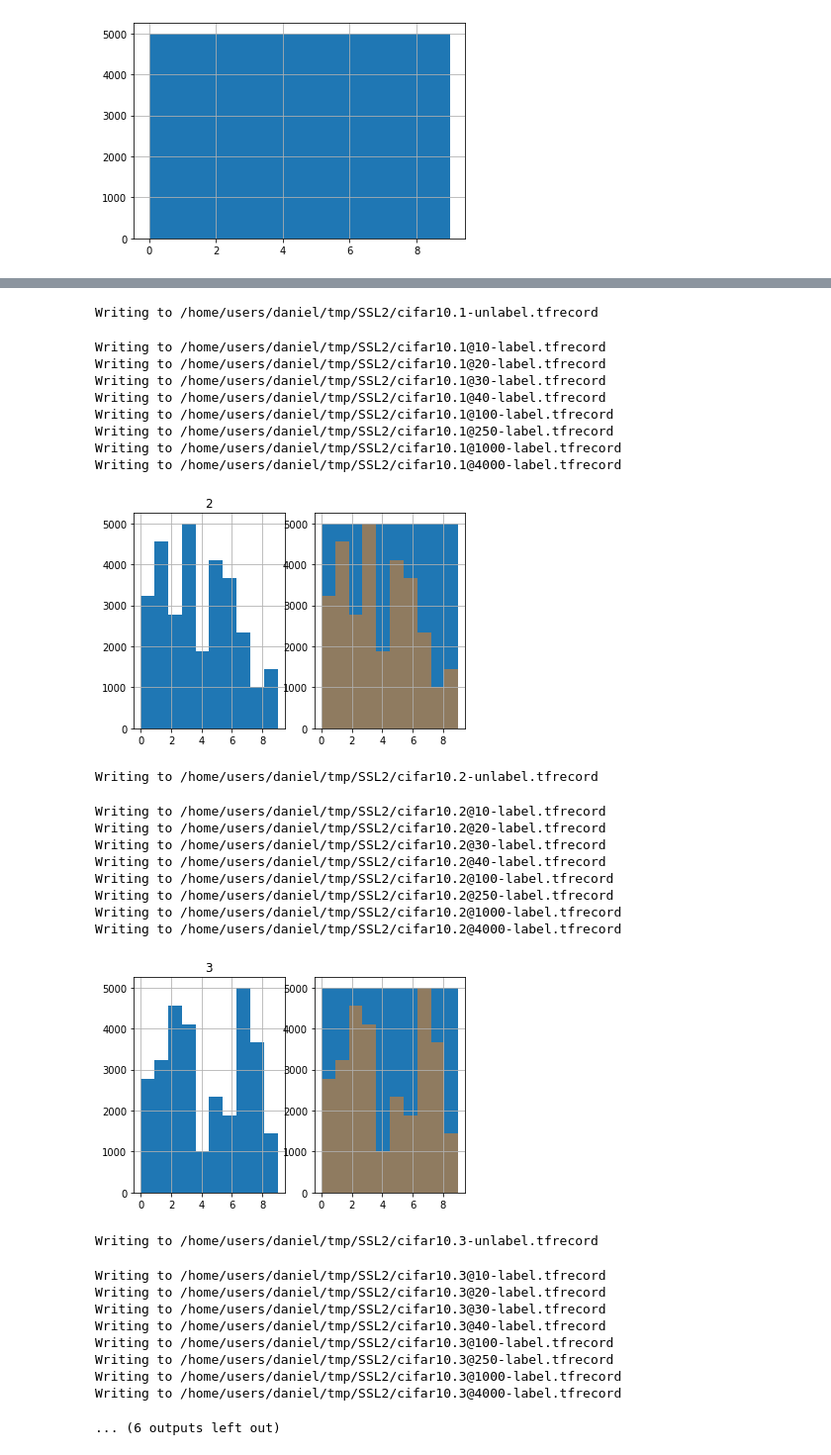
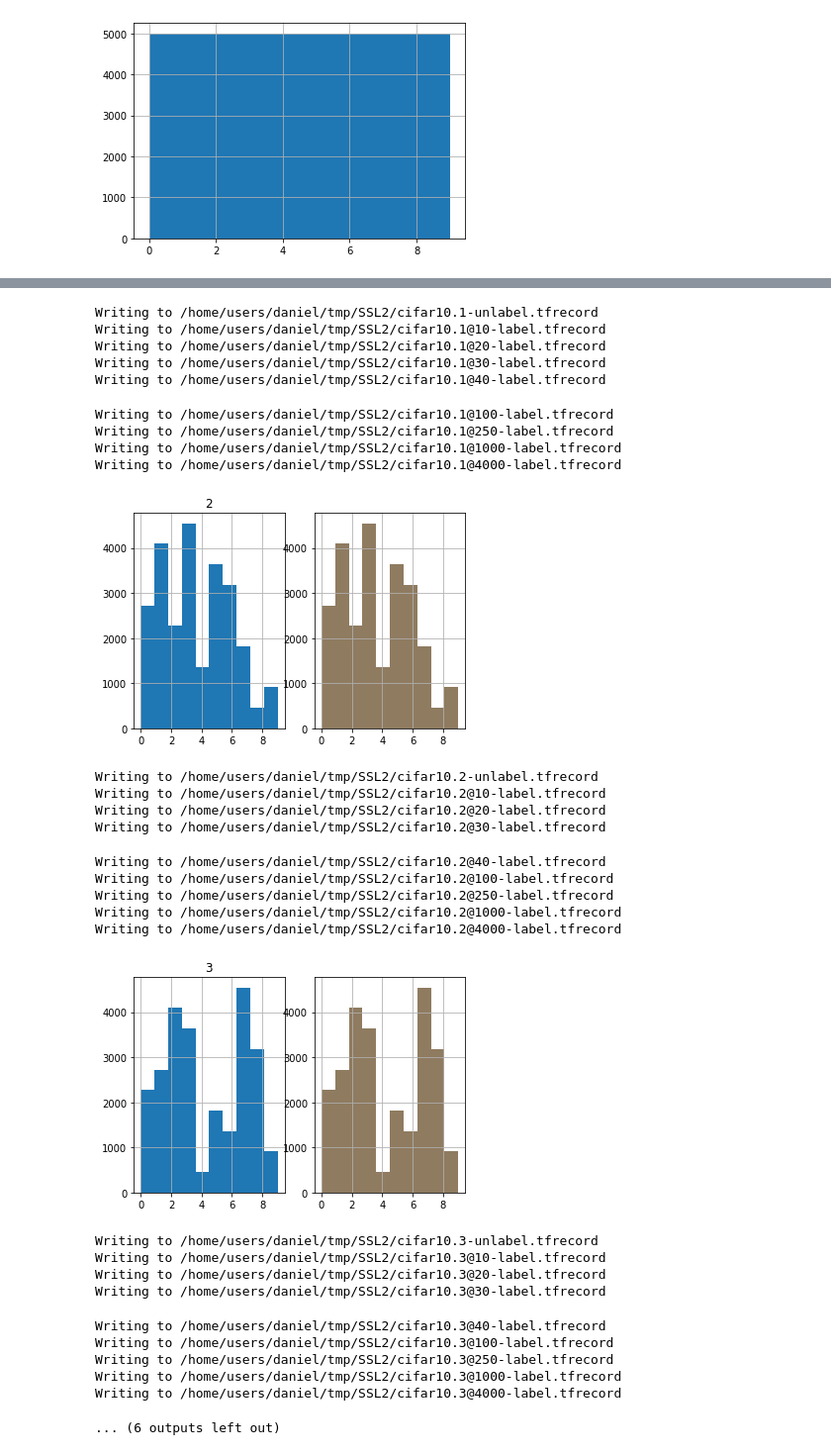
Before and after one commit to dsuess/fixmatch, a Jupyter notebook: notebooks/Unbalanced Dataset Generation.ipynb, the cells around one changed output, grey strips where cells are left out. Shown at 99% size. Saved outputs shown, nothing was run; the diff lists cells and outputs as text; code cells hidden in the pictures.

Commit message:
Add experiment with no-resample option

```diff
--- a/notebooks/Unbalanced Dataset Generation.ipynb
+++ b/notebooks/Unbalanced Dataset Generation.ipynb
@@ -1,9 +1,10 @@
 # %%
 TRAIN_TFRECORD = '../data/cifar10-train.tfrecord'
 SCALING = 'linear'
-FRACTION = 5
-TOTAL_SAMPLES = 30000
+FRACTION = 10
+TOTAL_SAMPLES = 25000
 LABELED_SAMPLES = '10:20:30:40:100:250:1000:4000'
+RESAMPLE_UNLABELED = False
 SEED = 12345
 OUTPUT_DIR = '/home/users/daniel/tmp/'
 NAME = 'cifar10'
@@ -112,7 +113,10 @@ def write_dataset(seed):
     pl.title(f'{seed}')
 
     pl.subplot(122)
-    selection_resampled = resample_classes(selection)
+    if RESAMPLE_UNLABELED:
+        selection_resampled = resample_classes(selection)
+    else:
+        selection_resampled = selection
     selection_resampled.class_id.hist()
     selection_resampled.drop_duplicates(['index'], keep='first').class_id.hist(alpha=.5)
     pl.show()
@@ -146,27 +150,27 @@ Writing to /home/users/daniel/tmp/SSL2/cifar10.0@4000-label.tfrecord
 Writing to /home/users/daniel/tmp/SSL2/cifar10.1-unlabel.tfrecord
+Writing to /home/users/daniel/tmp/SSL2/cifar10.1@10-label.tfrecord
+Writing to /home/users/daniel/tmp/SSL2/cifar10.1@20-label.tfrecord
+Writing to /home/users/daniel/tmp/SSL2/cifar10.1@30-label.tfrecord
+Writing to /home/users/daniel/tmp/SSL2/cifar10.1@40-label.tfrecord
-Writing to /home/users/daniel/tmp/SSL2/cifar10.1@10-label.tfrecord
-Writing to /home/users/daniel/tmp/SSL2/cifar10.1@20-label.tfrecord
-Writing to /home/users/daniel/tmp/SSL2/cifar10.1@30-label.tfrecord
-Writing to /home/users/daniel/tmp/SSL2/cifar10.1@40-label.tfrecord
 Writing to /home/users/daniel/tmp/SSL2/cifar10.1@100-label.tfrecord
 Writing to /home/users/daniel/tmp/SSL2/cifar10.1@250-label.tfrecord
 Writing to /home/users/daniel/tmp/SSL2/cifar10.1@1000-label.tfrecord
 Writing to /home/users/daniel/tmp/SSL2/cifar10.1@4000-label.tfrecord
-[figure, old version]
+[figure, new version]
 Writing to /home/users/daniel/tmp/SSL2/cifar10.2-unlabel.tfrecord
+Writing to /home/users/daniel/tmp/SSL2/cifar10.2@10-label.tfrecord
+Writing to /home/users/daniel/tmp/SSL2/cifar10.2@20-label.tfrecord
+Writing to /home/users/daniel/tmp/SSL2/cifar10.2@30-label.tfrecord
-Writing to /home/users/daniel/tmp/SSL2/cifar10.2@10-label.tfrecord
-Writing to /home/users/daniel/tmp/SSL2/cifar10.2@20-label.tfrecord
-Writing to /home/users/daniel/tmp/SSL2/cifar10.2@30-label.tfrecord
 Writing to /home/users/daniel/tmp/SSL2/cifar10.2@40-label.tfrecord
 Writing to /home/users/daniel/tmp/SSL2/cifar10.2@100-label.tfrecord
 Writing to /home/users/daniel/tmp/SSL2/cifar10.2@250-label.tfrecord
 Writing to /home/users/daniel/tmp/SSL2/cifar10.2@1000-label.tfrecord
 Writing to /home/users/daniel/tmp/SSL2/cifar10.2@4000-label.tfrecord
-[figure, old version]
+[figure, new version]
 Writing to /home/users/daniel/tmp/SSL2/cifar10.3-unlabel.tfrecord
+Writing to /home/users/daniel/tmp/SSL2/cifar10.3@10-label.tfrecord
+Writing to /home/users/daniel/tmp/SSL2/cifar10.3@20-label.tfrecord
+Writing to /home/users/daniel/tmp/SSL2/cifar10.3@30-label.tfrecord
-Writing to /home/users/daniel/tmp/SSL2/cifar10.3@10-label.tfrecord
-Writing to /home/users/daniel/tmp/SSL2/cifar10.3@20-label.tfrecord
-Writing to /home/users/daniel/tmp/SSL2/cifar10.3@30-label.tfrecord
 Writing to /home/users/daniel/tmp/SSL2/cifar10.3@40-label.tfrecord
 Writing to /home/users/daniel/tmp/SSL2/cifar10.3@100-label.tfrecord
 Writing to /home/users/daniel/tmp/SSL2/cifar10.3@250-label.tfrecord
```
Also changed, not shown: parts of 1 cell of this notebook, 9 other files.
